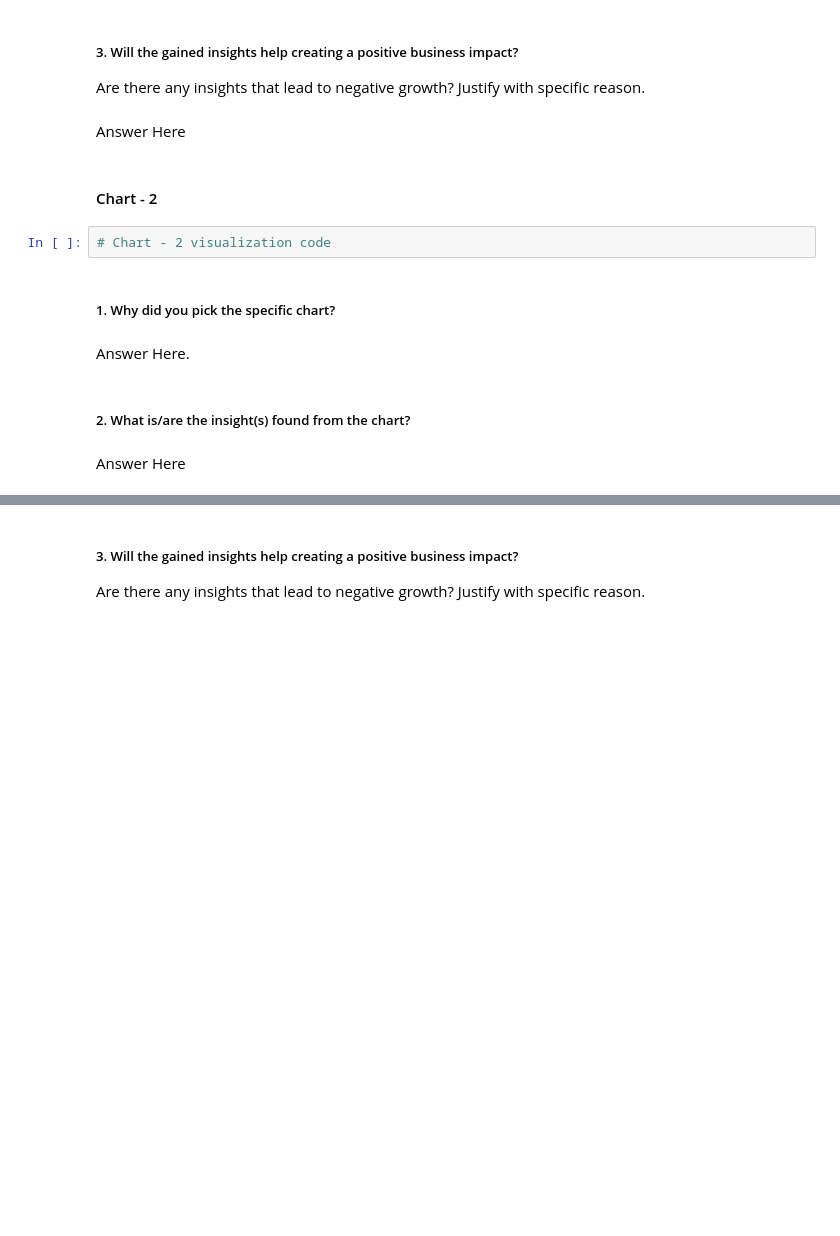
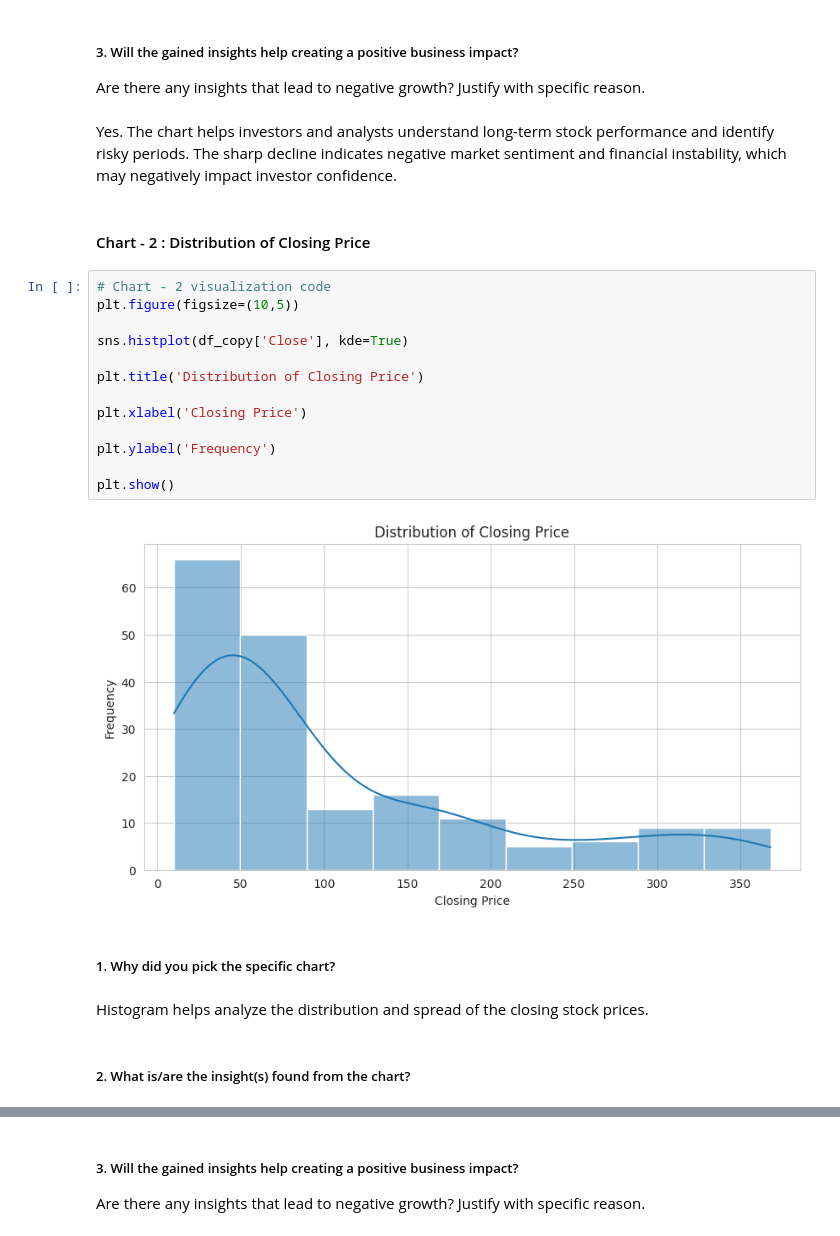
Before and after one commit to Snehamn24/Yes-Bank-ML-model, a Jupyter notebook: Yes_Bank_ML_model.ipynb, the cells around one changed output, grey strips where cells are left out. Cells and saved outputs as stored; diff of their text form; blank space fills up the shorter version.

```diff
--- a/Yes_Bank_ML_model.ipynb
+++ b/Yes_Bank_ML_model.ipynb
@@ -349,17 +490,28 @@ Answer Here
 # %% [markdown]
 ##### 3. Will the gained insights help creating a positive business impact?
 Are there any insights that lead to negative growth? Justify with specific reason.
-# %% [markdown]
-Answer Here
+# %% [markdown]
+Yes. The chart helps investors and analysts understand long-term stock performance and identify risky periods. The sharp decline indicates negative market sentiment and financial instability, which may negatively impact investor confidence.
 # %% [markdown]
-#### Chart - 2
+#### Chart - 2 : Distribution of Closing Price
-# %%
-# Chart - 2 visualization code
+# %%
+# Chart - 2 visualization code
+plt.figure(figsize=(10,5))
+
+sns.histplot(df_copy['Close'], kde=True)
+
+plt.title('Distribution of Closing Price')
+
+plt.xlabel('Closing Price')
+
+plt.ylabel('Frequency')
+
+plt.show()
+# %% [output]
+[figure, added]
 # %% [markdown]
 ##### 1. Why did you pick the specific chart?
-# %% [markdown]
-Answer Here.
+# %% [markdown]
+Histogram helps analyze the distribution and spread of the closing stock prices.
 # %% [markdown]
 ##### 2. What is/are the insight(s) found from the chart?
-# %% [markdown]
-Answer Here
```
Also changed, not shown: parts of 131 cells of this notebook.
